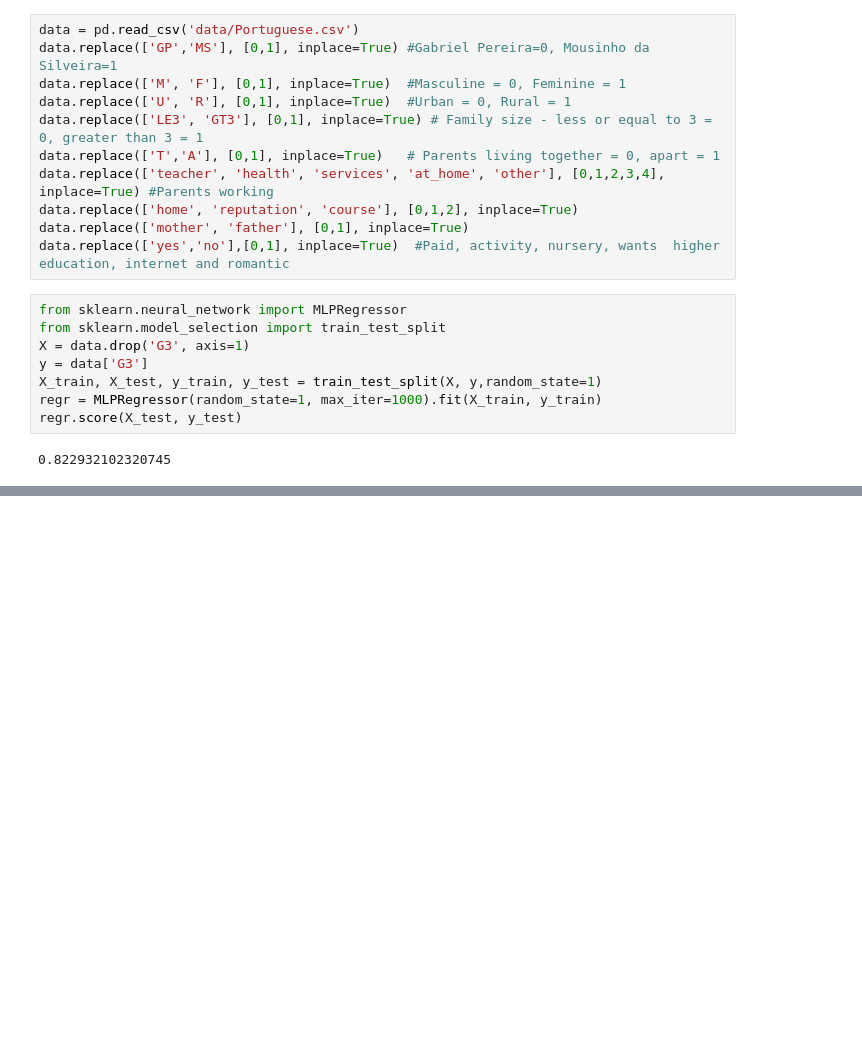
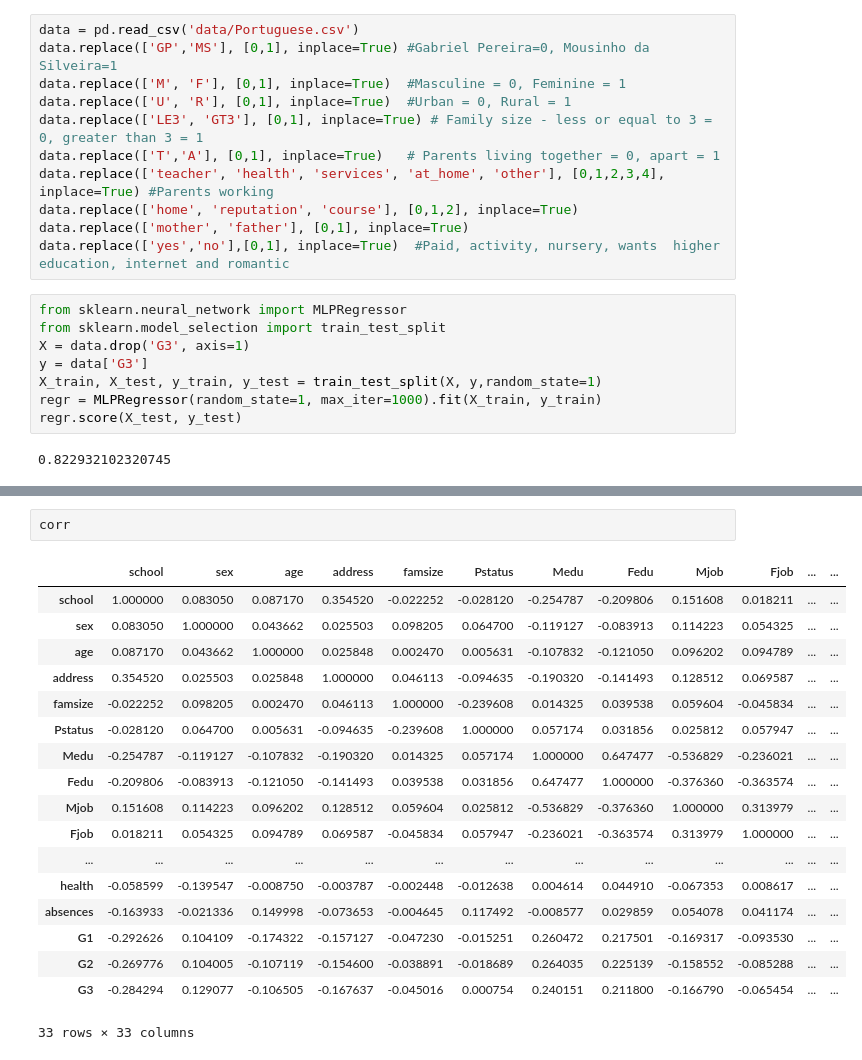
Before and after one commit to luizfysouza/SD201, a Jupyter notebook: Untitled.ipynb, the cells around one changed output, grey strips where cells are left out. Saved outputs shown, nothing was run; the diff lists cells and outputs as text; blank space fills up the shorter version.

```diff
--- a/Untitled.ipynb
+++ b/Untitled.ipynb
@@ -79,0 +80,21 @@ sns.heatmap(corr, mask=mask, cmap=cmap, vmax=.3, center=0,
+# %%
+corr
+# %% [output]
+|  | school | sex | age | address | famsize | Pstatus | Medu | Fedu | Mjob | Fjob | ... | ... |
+| school | 1.000000 | 0.083050 | 0.087170 | 0.354520 | -0.022252 | -0.028120 | -0.254787 | -0.209806 | 0.151608 | 0.018211 | ... | ... |
+| sex | 0.083050 | 1.000000 | 0.043662 | 0.025503 | 0.098205 | 0.064700 | -0.119127 | -0.083913 | 0.114223 | 0.054325 | ... | ... |
+| age | 0.087170 | 0.043662 | 1.000000 | 0.025848 | 0.002470 | 0.005631 | -0.107832 | -0.121050 | 0.096202 | 0.094789 | ... | ... |
+| address | 0.354520 | 0.025503 | 0.025848 | 1.000000 | 0.046113 | -0.094635 | -0.190320 | -0.141493 | 0.128512 | 0.069587 | ... | ... |
+| famsize | -0.022252 | 0.098205 | 0.002470 | 0.046113 | 1.000000 | -0.239608 | 0.014325 | 0.039538 | 0.059604 | -0.045834 | ... | ... |
+| Pstatus | -0.028120 | 0.064700 | 0.005631 | -0.094635 | -0.239608 | 1.000000 | 0.057174 | 0.031856 | 0.025812 | 0.057947 | ... | ... |
+| Medu | -0.254787 | -0.119127 | -0.107832 | -0.190320 | 0.014325 | 0.057174 | 1.000000 | 0.647477 | -0.536829 | -0.236021 | ... | ... |
+| Fedu | -0.209806 | -0.083913 | -0.121050 | -0.141493 | 0.039538 | 0.031856 | 0.647477 | 1.000000 | -0.376360 | -0.363574 | ... | ... |
+| Mjob | 0.151608 | 0.114223 | 0.096202 | 0.128512 | 0.059604 | 0.025812 | -0.536829 | -0.376360 | 1.000000 | 0.313979 | ... | ... |
+| Fjob | 0.018211 | 0.054325 | 0.094789 | 0.069587 | -0.045834 | 0.057947 | -0.236021 | -0.363574 | 0.313979 | 1.000000 | ... | ... |
+| ... | ... | ... | ... | ... | ... | ... | ... | ... | ... | ... | ... | ... |
+| health | -0.058599 | -0.139547 | -0.008750 | -0.003787 | -0.002448 | -0.012638 | 0.004614 | 0.044910 | -0.067353 | 0.008617 | ... | ... |
+| absences | -0.163933 | -0.021336 | 0.149998 | -0.073653 | -0.004645 | 0.117492 | -0.008577 | 0.029859 | 0.054078 | 0.041174 | ... | ... |
+| G1 | -0.292626 | 0.104109 | -0.174322 | -0.157127 | -0.047230 | -0.015251 | 0.260472 | 0.217501 | -0.169317 | -0.093530 | ... | ... |
+| G2 | -0.269776 | 0.104005 | -0.107119 | -0.154600 | -0.038891 | -0.018689 | 0.264035 | 0.225139 | -0.158552 | -0.085288 | ... | ... |
+| G3 | -0.284294 | 0.129077 | -0.106505 | -0.167637 | -0.045016 | 0.000754 | 0.240151 | 0.211800 | -0.166790 | -0.065454 | ... | ... |
+33 rows × 33 columns
```
Also changed, not shown: parts of 1 cell of this notebook.
